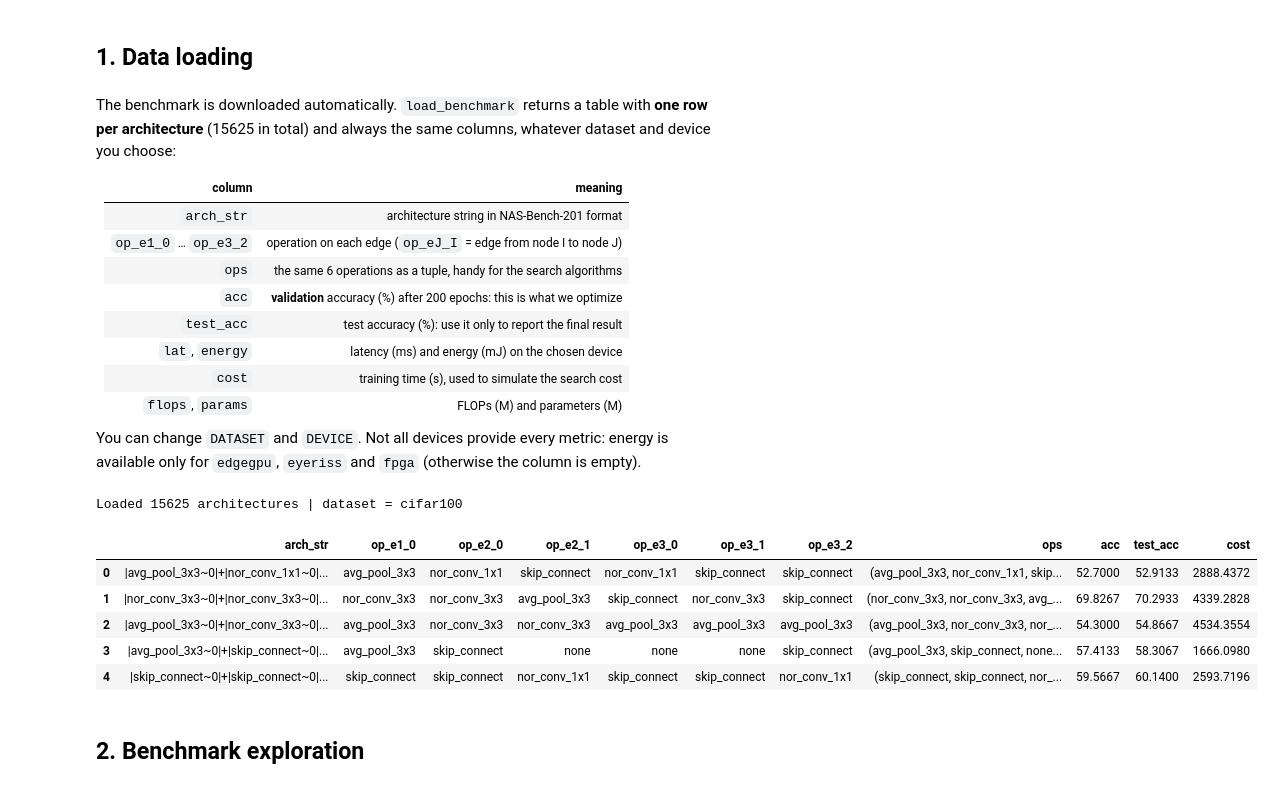
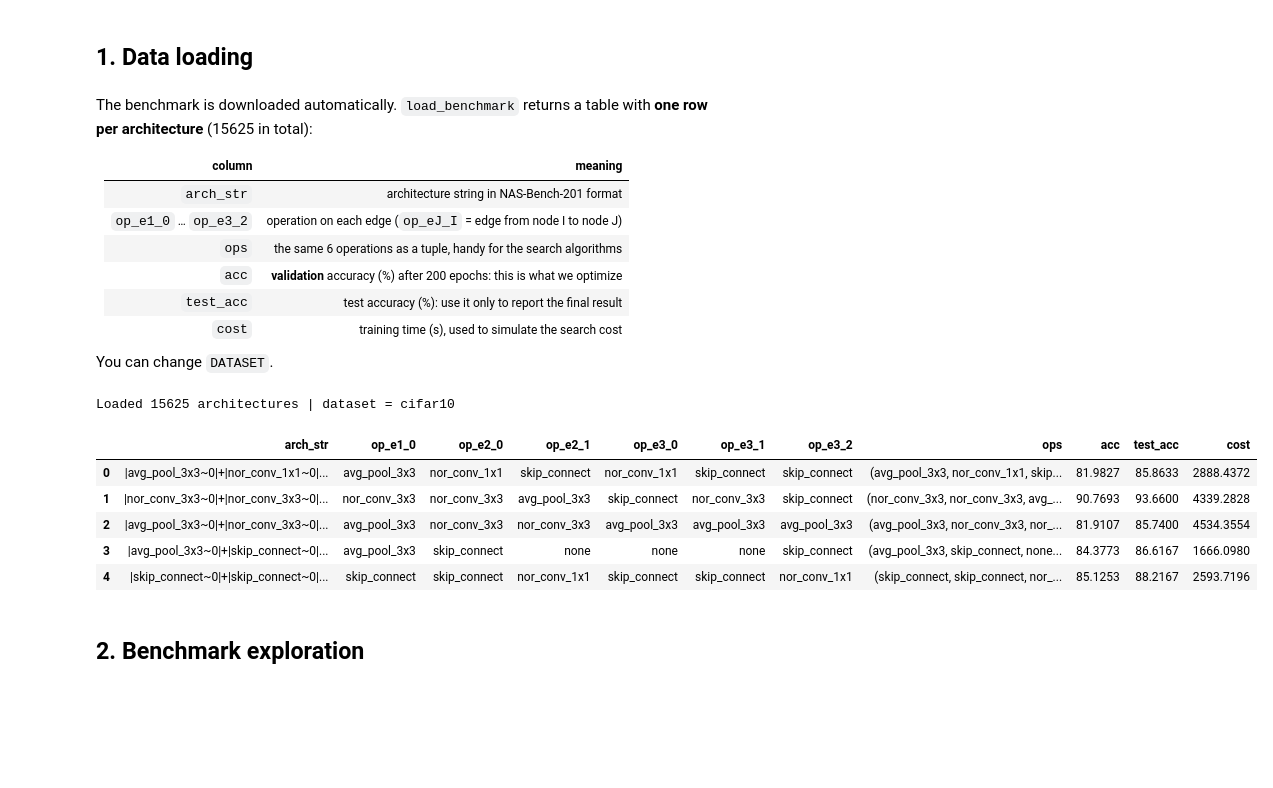
Before and after one commit to bizzarriA/NAS-lab, a Jupyter notebook: Lab1_NAS_Exercises.ipynb, the cells around one changed output. Saved outputs shown, nothing was run; the diff lists cells and outputs as text; code cells hidden in the pictures; blank space fills up the shorter version.

```diff
--- a/Lab1_NAS_Exercises.ipynb
+++ b/Lab1_NAS_Exercises.ipynb
@@ -40,7 +40,7 @@ plt.rcParams["grid.alpha"] = 0.3
 ## 1. Data loading
 # %% [markdown]
 
-The benchmark is downloaded automatically. `load_benchmark` returns a table with **one row per architecture** (15625 in total) and always the same columns, whatever dataset and device you choose:
+The benchmark is downloaded automatically. `load_benchmark` returns a table with **one row per architecture** (15625 in total):
 
 | column | meaning |
 | --- | --- |
@@ -49,32 +49,30 @@ The benchmark is downloaded automatically. `load_benchmark` returns a table with
 | `ops` | the same 6 operations as a tuple, handy for the search algorithms |
 | `acc` | **validation** accuracy (%) after 200 epochs: this is what we optimize |
 | `test_acc` | test accuracy (%): use it only to report the final result |
-| `lat`, `energy` | latency (ms) and energy (mJ) on the chosen device |
 | `cost` | training time (s), used to simulate the search cost |
-| `flops`, `params` | FLOPs (M) and parameters (M) |
 
-You can change `DATASET` and `DEVICE`. Not all devices provide every metric: energy is available only for `edgegpu`, `eyeriss` and `fpga` (otherwise the column is empty).
+You can change `DATASET`.
 # %%
 DATA_PATH = f"hw_nasbench201.csv.gz"   # or a local path
 if not os.path.exists(DATA_PATH):
     urllib.request.urlretrieve(f"{REPO_URL}/{DATA_PATH}", f"{DATA_PATH}")
 
-DATASET = "cifar100"   # cifar10 | cifar100 | imagenet16
+DATASET = "cifar10"   # cifar10 | cifar100 | imagenet16
 
 df = load_benchmark(DATA_PATH, dataset=DATASET)
 
 N_ARCH = len(df)
 ARCH2IDX = {ops: i for i, ops in enumerate(df["ops"])}   # tuple of ops -> row index
 BEST_ACC = df["acc"].max()                               # best accuracy in the whole space
 df.head()
 # %% [output]
-Loaded 15625 architectures | dataset = cifar100
+Loaded 15625 architectures | dataset = cifar10
 |  | arch_str | op_e1_0 | op_e2_0 | op_e2_1 | op_e3_0 | op_e3_1 | op_e3_2 | ops | acc | test_acc | cost |
-| 0 | |avg_pool_3x3~0|+|nor_conv_1x1~0|... | avg_pool_3x3 | nor_conv_1x1 | skip_connect | nor_conv_1x1 | skip_connect | skip_connect | (avg_pool_3x3, nor_conv_1x1, skip... | 52.7000 | 52.9133 | 2888.4372 |
-| 1 | |nor_conv_3x3~0|+|nor_conv_3x3~0|... | nor_conv_3x3 | nor_conv_3x3 | avg_pool_3x3 | skip_connect | nor_conv_3x3 | skip_connect | (nor_conv_3x3, nor_conv_3x3, avg_... | 69.8267 | 70.2933 | 4339.2828 |
-| 2 | |avg_pool_3x3~0|+|nor_conv_3x3~0|... | avg_pool_3x3 | nor_conv_3x3 | nor_conv_3x3 | avg_pool_3x3 | avg_pool_3x3 | avg_pool_3x3 | (avg_pool_3x3, nor_conv_3x3, nor_... | 54.3000 | 54.8667 | 4534.3554 |
-| 3 | |avg_pool_3x3~0|+|skip_connect~0|... | avg_pool_3x3 | skip_connect | none | none | none | skip_connect | (avg_pool_3x3, skip_connect, none... | 57.4133 | 58.3067 | 1666.0980 |
-| 4 | |skip_connect~0|+|skip_connect~0|... | skip_connect | skip_connect | nor_conv_1x1 | skip_connect | skip_connect | nor_conv_1x1 | (skip_connect, skip_connect, nor_... | 59.5667 | 60.1400 | 2593.7196 |
+| 0 | |avg_pool_3x3~0|+|nor_conv_1x1~0|... | avg_pool_3x3 | nor_conv_1x1 | skip_connect | nor_conv_1x1 | skip_connect | skip_connect | (avg_pool_3x3, nor_conv_1x1, skip... | 81.9827 | 85.8633 | 2888.4372 |
+| 1 | |nor_conv_3x3~0|+|nor_conv_3x3~0|... | nor_conv_3x3 | nor_conv_3x3 | avg_pool_3x3 | skip_connect | nor_conv_3x3 | skip_connect | (nor_conv_3x3, nor_conv_3x3, avg_... | 90.7693 | 93.6600 | 4339.2828 |
+| 2 | |avg_pool_3x3~0|+|nor_conv_3x3~0|... | avg_pool_3x3 | nor_conv_3x3 | nor_conv_3x3 | avg_pool_3x3 | avg_pool_3x3 | avg_pool_3x3 | (avg_pool_3x3, nor_conv_3x3, nor_... | 81.9107 | 85.7400 | 4534.3554 |
+| 3 | |avg_pool_3x3~0|+|skip_connect~0|... | avg_pool_3x3 | skip_connect | none | none | none | skip_connect | (avg_pool_3x3, skip_connect, none... | 84.3773 | 86.6167 | 1666.0980 |
+| 4 | |skip_connect~0|+|skip_connect~0|... | skip_connect | skip_connect | nor_conv_1x1 | skip_connect | skip_connect | nor_conv_1x1 | (skip_connect, skip_connect, nor_... | 85.1253 | 88.2167 | 2593.7196 |
 # %% [markdown]
 ## 2. Benchmark exploration
 # %% [markdown]
```
Also changed, not shown: parts of 14 cells of this notebook, 1 other file.
